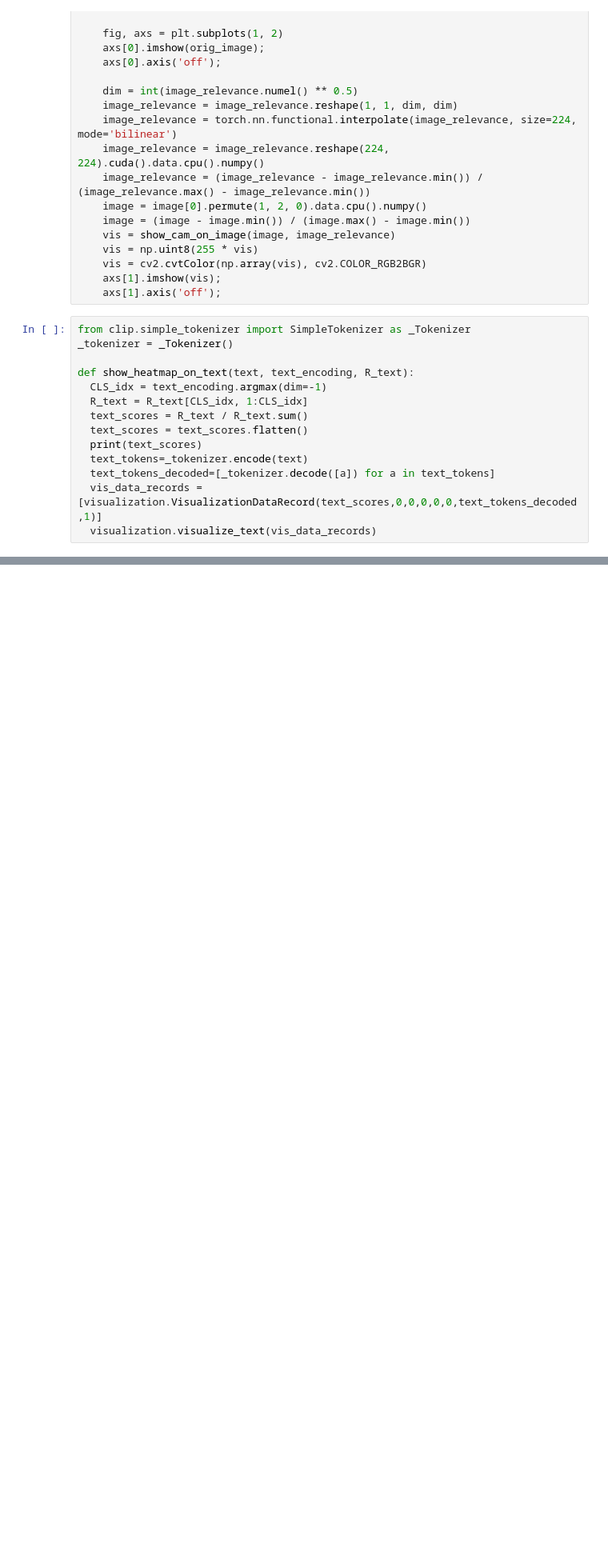
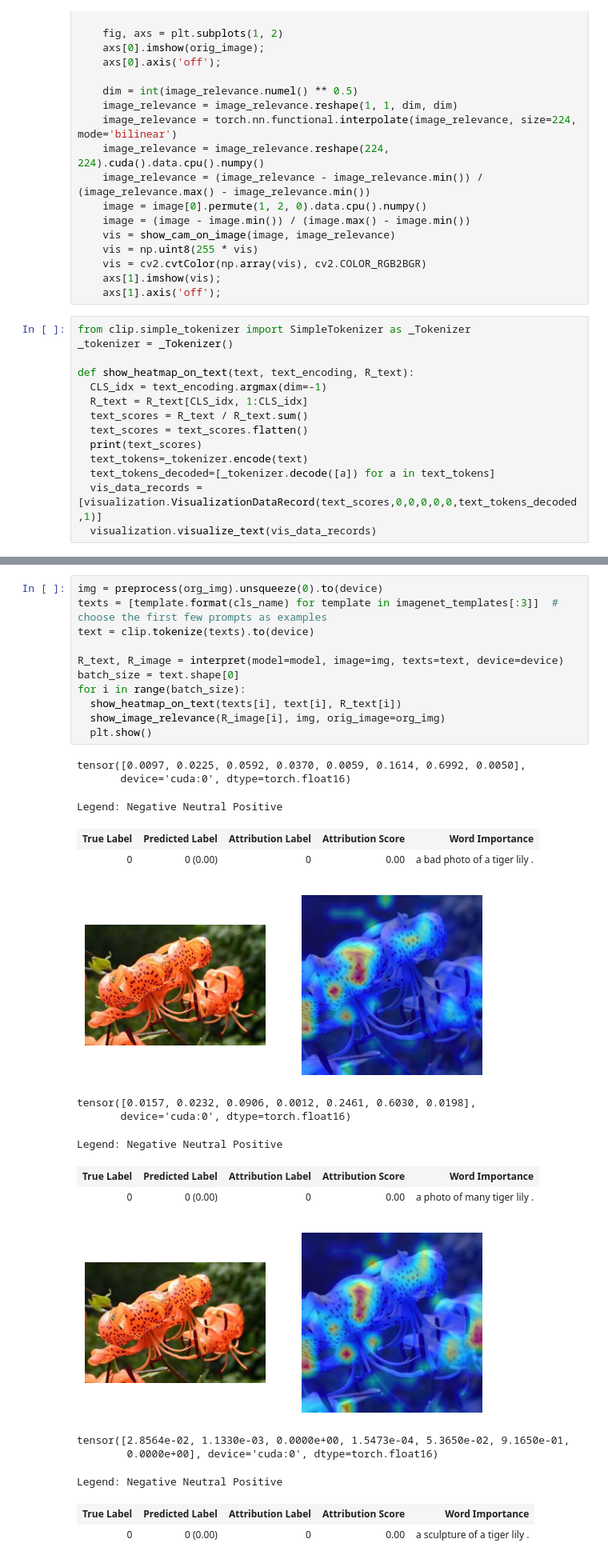
Before and after one commit to oz-e/applied-ml, a Jupyter notebook: attn_map_CuPL.ipynb, the cells around one changed output, grey strips where cells are left out. Shown at 80% size. Saved outputs shown, nothing was run; the diff lists cells and outputs as text; blank space fills up the shorter version.

```diff
--- a/attn_map_CuPL.ipynb
+++ b/attn_map_CuPL.ipynb
@@ -273,0 +283,29 @@ Legend: Negative Neutral Positive
+# %%
+img = preprocess(org_img).unsqueeze(0).to(device)
+texts = [template.format(cls_name) for template in imagenet_templates[:3]]  # choose the first few prompts as examples
+text = clip.tokenize(texts).to(device)
+
+R_text, R_image = interpret(model=model, image=img, texts=text, device=device)
+batch_size = text.shape[0]
+for i in range(batch_size):
+  show_heatmap_on_text(texts[i], text[i], R_text[i])
+  show_image_relevance(R_image[i], img, orig_image=org_img)
+  plt.show()
+# %% [output]
+tensor([0.0097, 0.0225, 0.0592, 0.0370, 0.0059, 0.1614, 0.6992, 0.0050],
+       device='cuda:0', dtype=torch.float16)
+Legend: Negative Neutral Positive
+| True Label | Predicted Label | Attribution Label | Attribution Score | Word Importance |
+| 0 | 0 (0.00) | 0 | 0.00 | a bad photo of a tiger lily . |
+[figure, added]
+tensor([0.0157, 0.0232, 0.0906, 0.0012, 0.2461, 0.6030, 0.0198],
+       device='cuda:0', dtype=torch.float16)
+Legend: Negative Neutral Positive
+| True Label | Predicted Label | Attribution Label | Attribution Score | Word Importance |
+| 0 | 0 (0.00) | 0 | 0.00 | a photo of many tiger lily . |
+[figure, added]
+tensor([2.8564e-02, 1.1330e-03, 0.0000e+00, 1.5473e-04, 5.3650e-02, 9.1650e-01,
+        0.0000e+00], device='cuda:0', dtype=torch.float16)
+Legend: Negative Neutral Positive
+| True Label | Predicted Label | Attribution Label | Attribution Score | Word Importance |
+| 0 | 0 (0.00) | 0 | 0.00 | a sculpture of a tiger lily . |
```
Also changed, not shown: parts of 8 cells of this notebook.
